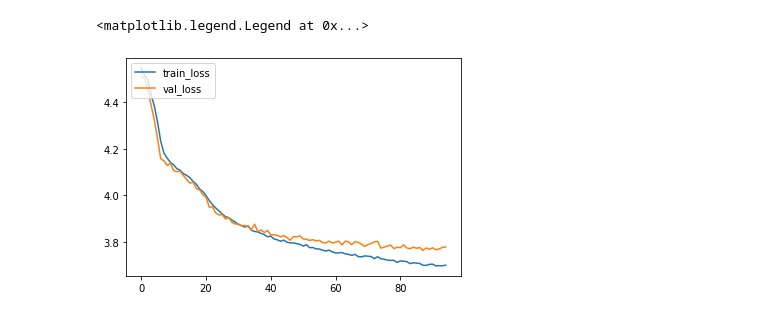
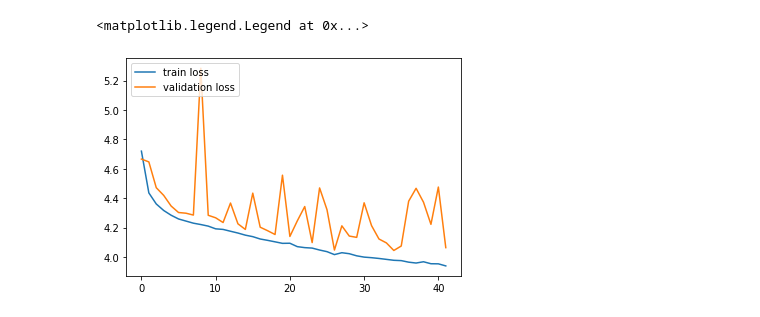
Before and after one commit to MaciejZajkowski/EARIN-PROJ, a Jupyter notebook: notebooks/res_analitics_cv.ipynb, the cells around one changed output. Drawn from its saved outputs; the diff is of its cells as text; code cells hidden in the pictures.

Commit message:
results

```diff
--- a/notebooks/res_analitics_cv.ipynb
+++ b/notebooks/res_analitics_cv.ipynb
@@ -28,8 +69,8 @@ x['val_loss']
 # %%
-plt.plot(x['loss'].values[0], label="train_loss")
-plt.plot(x['val_loss'].values[0], label="val_loss")
-
-plt.legend(loc=2)
+x = pd.read_pickle(f'../results/best_nn/hist_sample_{sample}.pkl')
+plt.plot(x['loss'].values,label = 'train loss')
+plt.plot(x['val_loss'].values,label = 'validation loss')
+plt.legend(loc = 2)
 # %% [output]
 <matplotlib.legend.Legend at 0x...>
-[figure, old version]
+[figure, new version]
```
Also changed, not shown: parts of 19 cells of this notebook, 2 other files.
